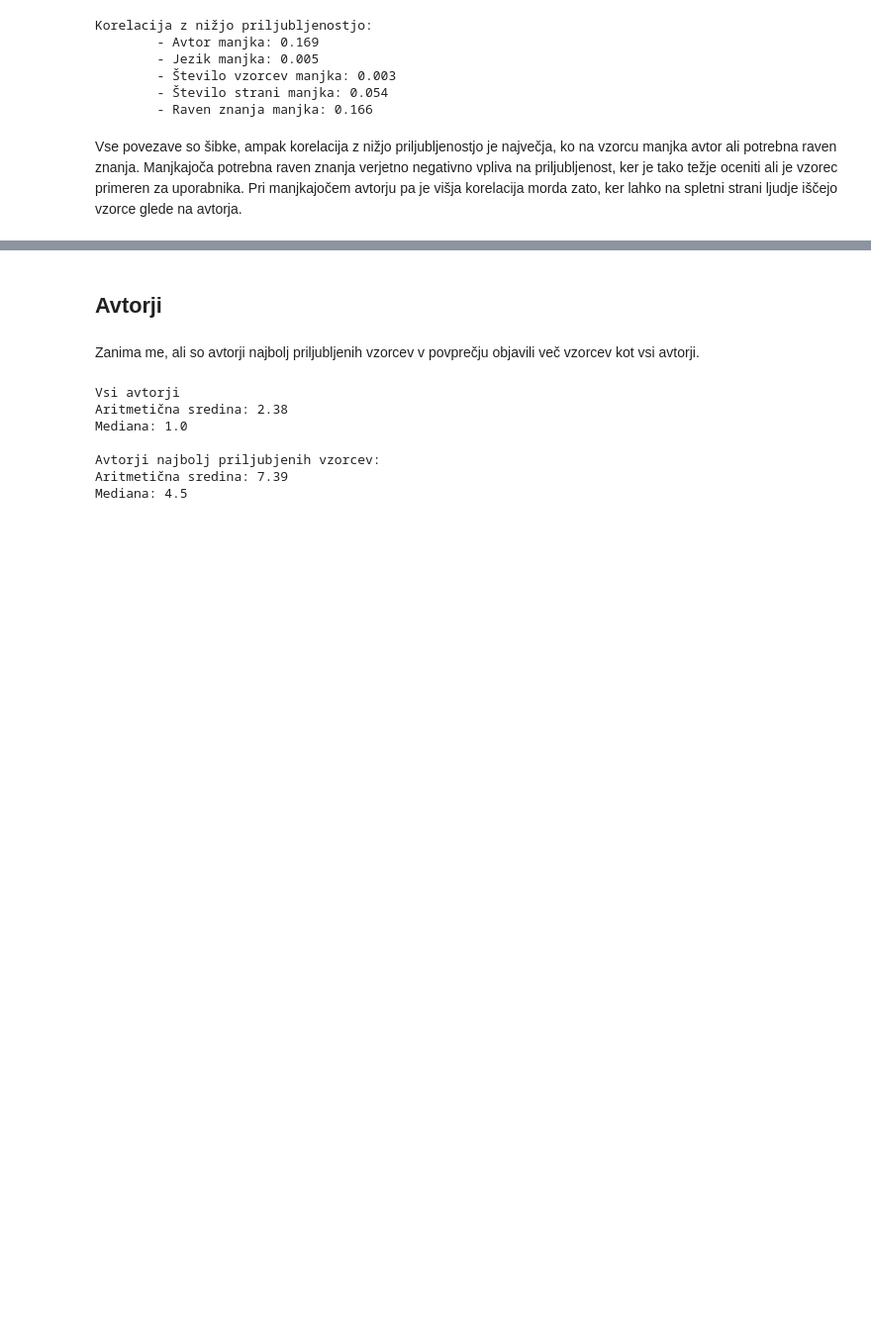
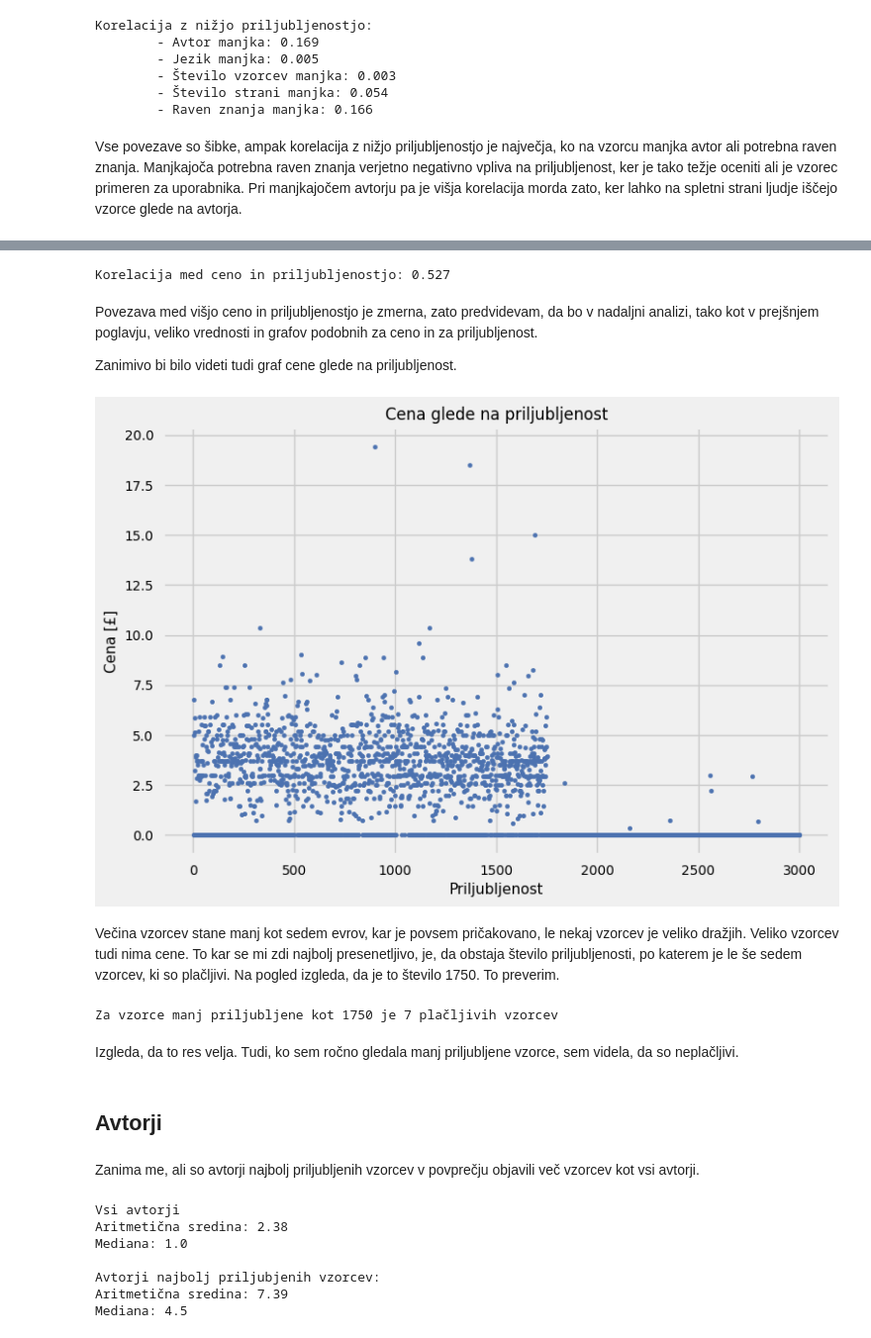
Before and after one commit to kanisaja/uvp-projektna-naloga, a Jupyter notebook: analiza_in_csv/analiza_vzorcev.ipynb, the cells around one changed output, grey strips where cells are left out. Shown at 99% size. Cells and saved outputs as stored; diff of their text form; code cells hidden in the pictures; blank space fills up the shorter version.

```diff
--- a/analiza_in_csv/analiza_vzorcev.ipynb
+++ b/analiza_in_csv/analiza_vzorcev.ipynb
@@ -53,3 +75,23 @@ Vse povezave so šibke, ampak korelacija z nižjo priljubljenostjo je največja,
+# %%
+korelacija_cena_priljubljenost()
+# %% [output]
+Korelacija med ceno in priljubljenostjo: 0.527
+# %% [markdown]
+Povezava med višjo ceno in priljubljenostjo je zmerna, zato predvidevam, da bo v nadaljni analizi, tako kot v prejšnjem poglavju, veliko vrednosti in grafov podobnih za ceno in za priljubljenost.
+
+Zanimivo bi bilo videti tudi graf cene glede na priljubljenost.
+# %%
+cena_priljubljenost()
+# %% [output]
+[figure, added]
+# %% [markdown]
+Večina vzorcev stane manj kot sedem evrov, kar je povsem pričakovano, le nekaj vzorcev je veliko dražjih. Veliko vzorcev tudi nima cene. To kar se mi zdi najbolj presenetljivo, je, da obstaja število priljubljenosti, po katerem je le še sedem vzorcev, ki so plačljivi. Na pogled izgleda, da je to število 1750. To preverim.
+# %%
+koliko_placljivih_po(1750)
+# %% [output]
+Za vzorce manj priljubljene kot 1750 je 7 plačljivih vzorcev
+# %% [markdown]
+Izgleda, da to res velja. Tudi, ko sem ročno gledala manj priljubljene vzorce, sem videla, da so neplačljivi.
 # %% [markdown]
 ## Avtorji
 # %% [markdown]
```
Also changed, not shown: parts of 9 cells of this notebook, 1 other file.
